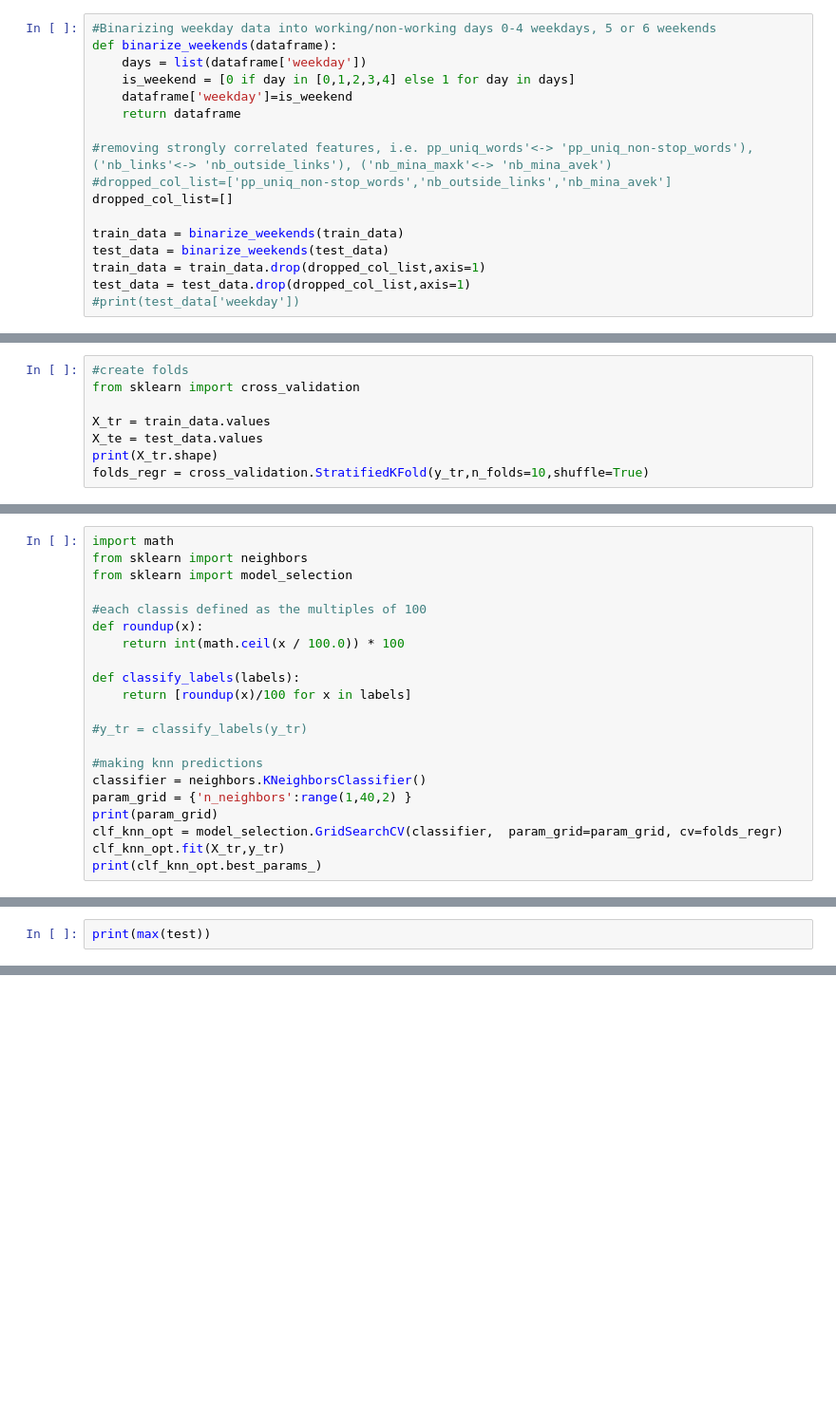
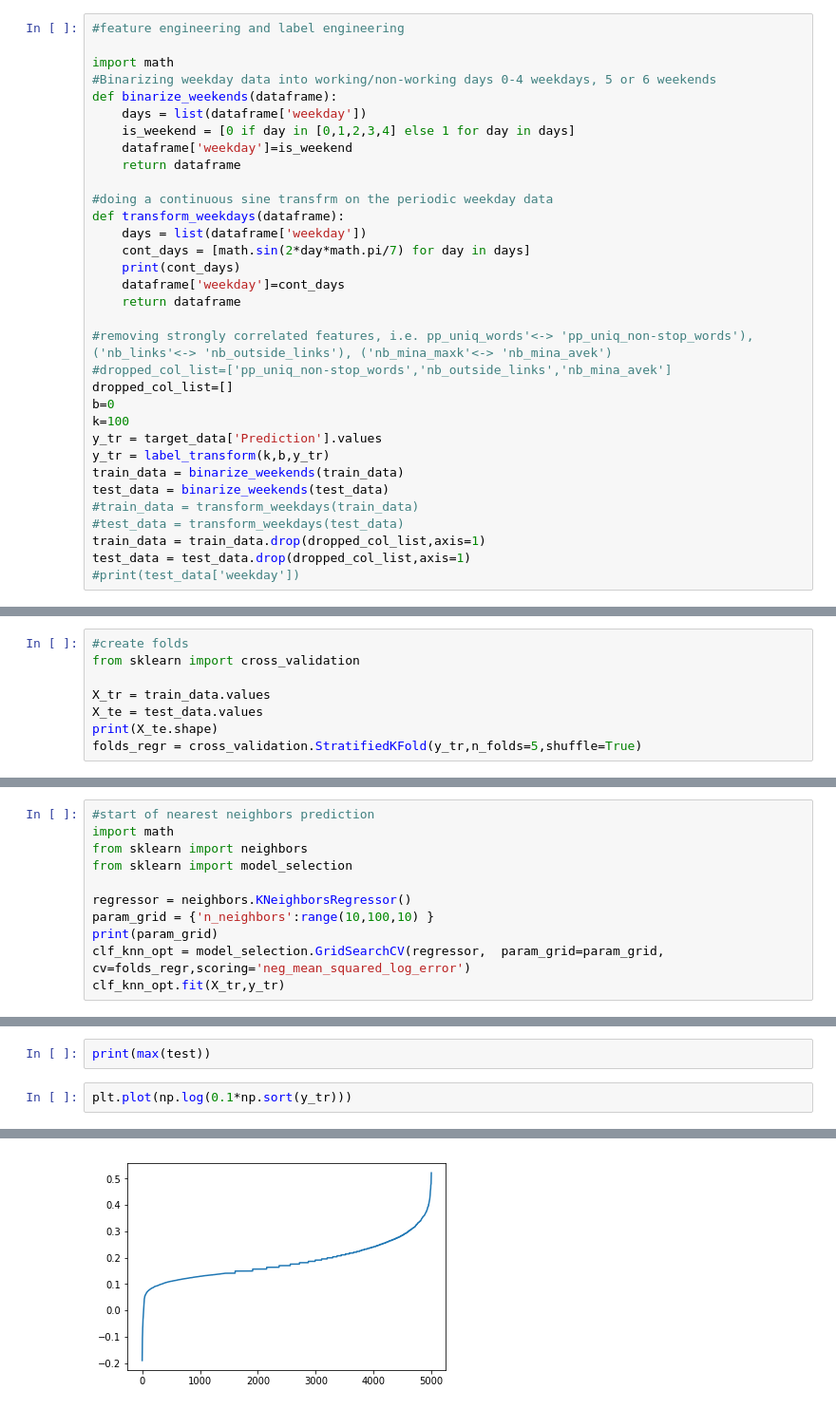
Before and after one commit to Andrew-Q/ma2823_2017, a Jupyter notebook: kaggle_ma2823.ipynb, the cells around one changed output, grey strips where cells are left out. Shown at 95% size. Saved outputs shown, nothing was run; the diff lists cells and outputs as text; blank space fills up the shorter version.

Commit message:
lab 7 sk done and kaggle lasso, rf predictions

```diff
--- a/kaggle_ma2823.ipynb
+++ b/kaggle_ma2823.ipynb
@@ -48,4 +56,7 @@ test_data.head(5)
 # %%
+#feature engineering and label engineering
+
+import math
 #Binarizing weekday data into working/non-working days 0-4 weekdays, 5 or 6 weekends
 def binarize_weekends(dataframe):
     days = list(dataframe['weekday'])
@@ -53,12 +64,25 @@ def binarize_weekends(dataframe):
     dataframe['weekday']=is_weekend
     return dataframe
 
+#doing a continuous sine transfrm on the periodic weekday data
+def transform_weekdays(dataframe):
+    days = list(dataframe['weekday'])
+    cont_days = [math.sin(2*day*math.pi/7) for day in days]
+    print(cont_days)
+    dataframe['weekday']=cont_days
+    return dataframe
+
 #removing strongly correlated features, i.e. pp_uniq_words'<-> 'pp_uniq_non-stop_words'), ('nb_links'<-> 'nb_outside_links'), ('nb_mina_maxk'<-> 'nb_mina_avek')
 #dropped_col_list=['pp_uniq_non-stop_words','nb_outside_links','nb_mina_avek']
 dropped_col_list=[]
-
+b=0
+k=100
+y_tr = target_data['Prediction'].values
+y_tr = label_transform(k,b,y_tr)
 train_data = binarize_weekends(train_data)
 test_data = binarize_weekends(test_data)
+#train_data = transform_weekdays(train_data)
+#test_data = transform_weekdays(test_data)
 train_data = train_data.drop(dropped_col_list,axis=1)
 test_data = test_data.drop(dropped_col_list,axis=1)
 #print(test_data['weekday'])
@@ -136,6 +161,6 @@ from sklearn import cross_validation
 
 X_tr = train_data.values
 X_te = test_data.values
-print(X_tr.shape)
-folds_regr = cross_validation.StratifiedKFold(y_tr,n_folds=10,shuffle=True)
+print(X_te.shape)
+folds_regr = cross_validation.StratifiedKFold(y_tr,n_folds=5,shuffle=True)
 # %% [output]
@@ -205,22 +263,12 @@ pred_df.to_csv('pred.csv')
 # %%
+#start of nearest neighbors prediction
 import math
 from sklearn import neighbors
 from sklearn import model_selection
 
-#each classis defined as the multiples of 100
-def roundup(x):
-    return int(math.ceil(x / 100.0)) * 100
-
-def classify_labels(labels):
-    return [roundup(x)/100 for x in labels]
-
-#y_tr = classify_labels(y_tr)
-
-#making knn predictions
-classifier = neighbors.KNeighborsClassifier()
-param_grid = {'n_neighbors':range(1,40,2) }
+regressor = neighbors.KNeighborsRegressor()
+param_grid = {'n_neighbors':range(10,100,10) }
 print(param_grid)
-clf_knn_opt = model_selection.GridSearchCV(classifier,  param_grid=param_grid, cv=folds_regr)
+clf_knn_opt = model_selection.GridSearchCV(regressor,  param_grid=param_grid, cv=folds_regr,scoring='neg_mean_squared_log_error')
 clf_knn_opt.fit(X_tr,y_tr)
-print(clf_knn_opt.best_params_)
 # %% [output]
@@ -287,2 +425,5 @@ print(len(clf_knn_opt.classes_))
 # %%
 print(max(test))
+# %%
+plt.plot(np.log(0.1*np.sort(y_tr)))
+# %% [output]
@@ -288,0 +431 @@ print(max(test))
+[figure, added]
```
Also changed, not shown: parts of 19 cells of this notebook, 3 other files.
